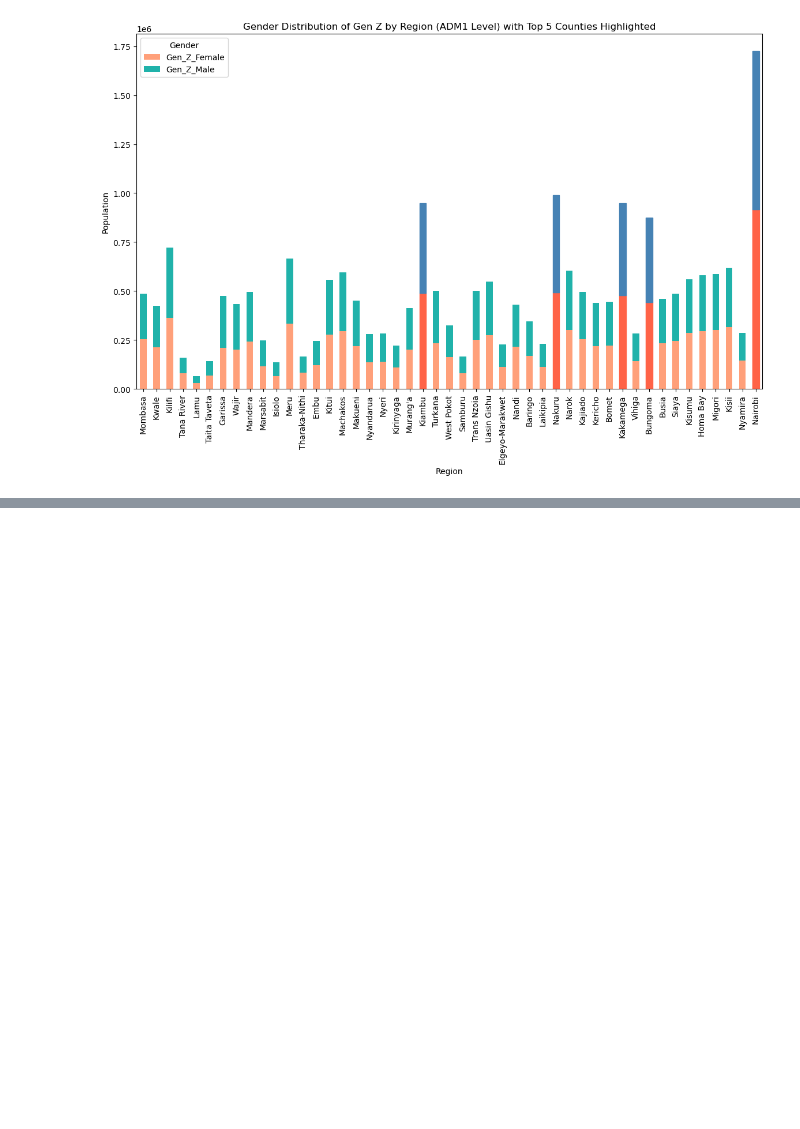
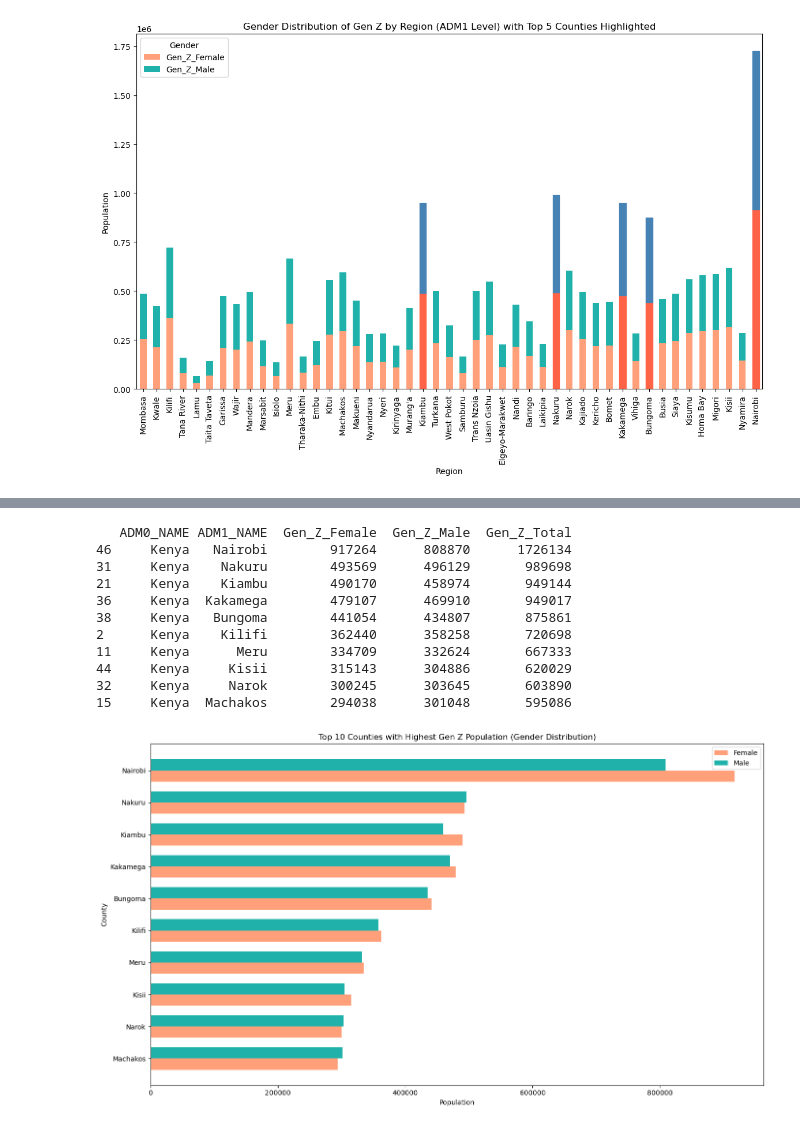
Before and after one commit to VAL-Jerono/Wa_zii, a Jupyter notebook: genz.ipynb, the cells around one changed output, grey strips where cells are left out. Cells and saved outputs as stored; diff of their text form; code cells hidden in the pictures; blank space fills up the shorter version.

```diff
--- a/genz.ipynb
+++ b/genz.ipynb
@@ -307,3 +384,65 @@ plt.show()
+# %%
+import pandas as pd
+import matplotlib.pyplot as plt
+import numpy as np
+
+# Load the Excel file and the specific sheet into a DataFrame
+file_path = 'ken_admpop_2019.xlsx'
+sheet_name = 'ken_admpop_ADM1_2019'
+df_adm1 = pd.read_excel(file_path, sheet_name=sheet_name)
+
+# Define the correct columns for Gen Z (ages 7-22 in 2019)
+gen_z_columns = ['T_05_09', 'T_10_14', 'T_15_19', 'T_20_24']
+
+# Sum the Gen Z population for each region
+df_adm1['Gen_Z_Total'] = df_adm1[gen_z_columns].sum(axis=1)
+
+# Define the correct columns for Gen Z by gender
+gen_z_female_columns = ['F_05_09', 'F_10_14', 'F_15_19', 'F_20_24']
+gen_z_male_columns = ['M_05_09', 'M_10_14', 'M_15_19', 'M_20_24']
+
+# Sum the Gen Z population by gender for each region
+df_adm1['Gen_Z_Female'] = df_adm1[gen_z_female_columns].sum(axis=1)
+df_adm1['Gen_Z_Male'] = df_adm1[gen_z_male_columns].sum(axis=1)
+
+# Get the top 10 counties with the highest number of Gen Z population
+top_10_counties = df_adm1.nlargest(10, 'Gen_Z_Total')
+
+# Display the DataFrame with the top 10 counties
+print(top_10_counties[['ADM0_NAME', 'ADM1_NAME', 'Gen_Z_Female', 'Gen_Z_Male', 'Gen_Z_Total']])
+
+# Sort the top 10 counties by Gen_Z_Total
+top_10_sorted = top_10_counties.sort_values('Gen_Z_Total')
+
+# Plot the gender distribution for the top 10 counties using side-by-side bars
+fig, ax = plt.subplots(figsize=(14, 8))
+bar_width = 0.35
+index = np.arange(len(top_10_sorted))
+
+bar1 = plt.barh(index, top_10_sorted['Gen_Z_Female'], bar_width, label='Female', color='#FFA07A')
+bar2 = plt.barh(index + bar_width, top_10_sorted['Gen_Z_Male'], bar_width, label='Male', color='#20B2AA')
+
+plt.xlabel('Population')
+plt.ylabel('County')
+plt.title('Top 10 Counties with Highest Gen Z Population (Gender Distribution)')
+plt.yticks(index + bar_width / 2, top_10_sorted['ADM1_NAME'])
+plt.legend()
+
+plt.tight_layout()
+plt.show()
+# %% [output]
+   ADM0_NAME ADM1_NAME  Gen_Z_Female  Gen_Z_Male  Gen_Z_Total
+46     Kenya   Nairobi        917264      808870      1726134
+31     Kenya    Nakuru        493569      496129       989698
+21     Kenya    Kiambu        490170      458974       949144
+36     Kenya  Kakamega        479107      469910       949017
+38     Kenya   Bungoma        441054      434807       875861
+2      Kenya    Kilifi        362440      358258       720698
+11     Kenya      Meru        334709      332624       667333
+44     Kenya     Kisii        315143      304886       620029
+32     Kenya     Narok        300245      303645       603890
+15     Kenya  Machakos        294038      301048       595086
+[figure, added]
 # %%
 import pandas as pd
 import matplotlib.pyplot as plt
```
Also changed, not shown: parts of 9 cells of this notebook, 10 other files.
